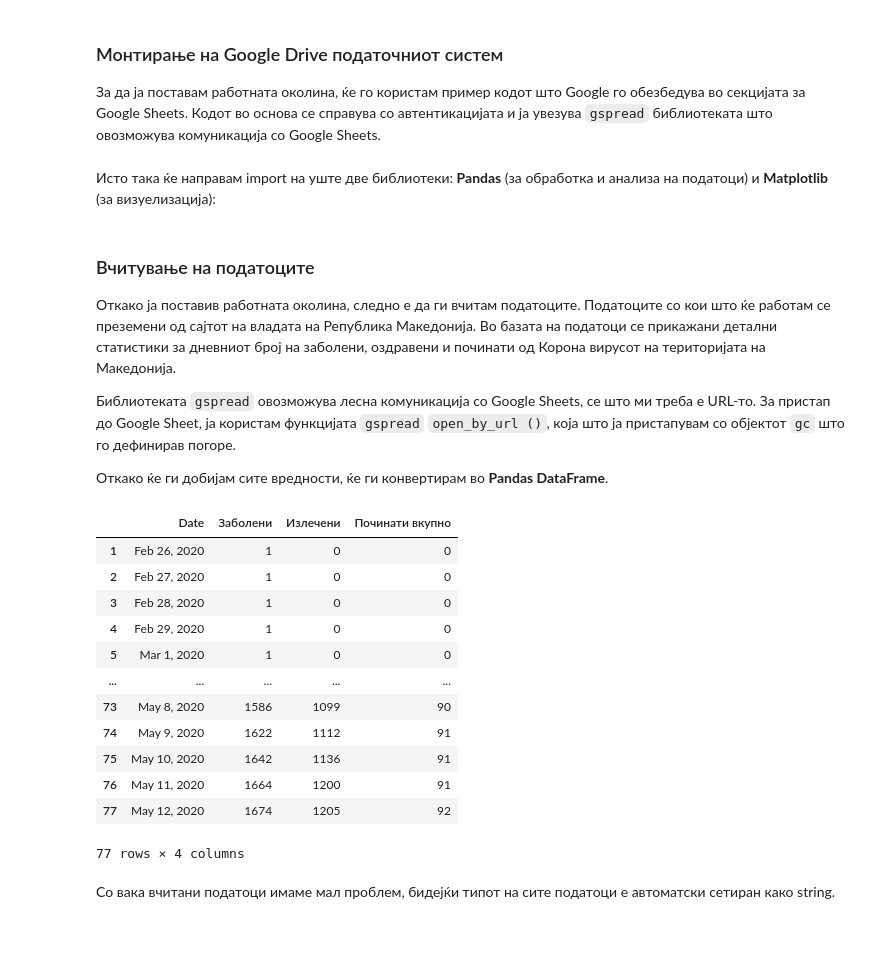
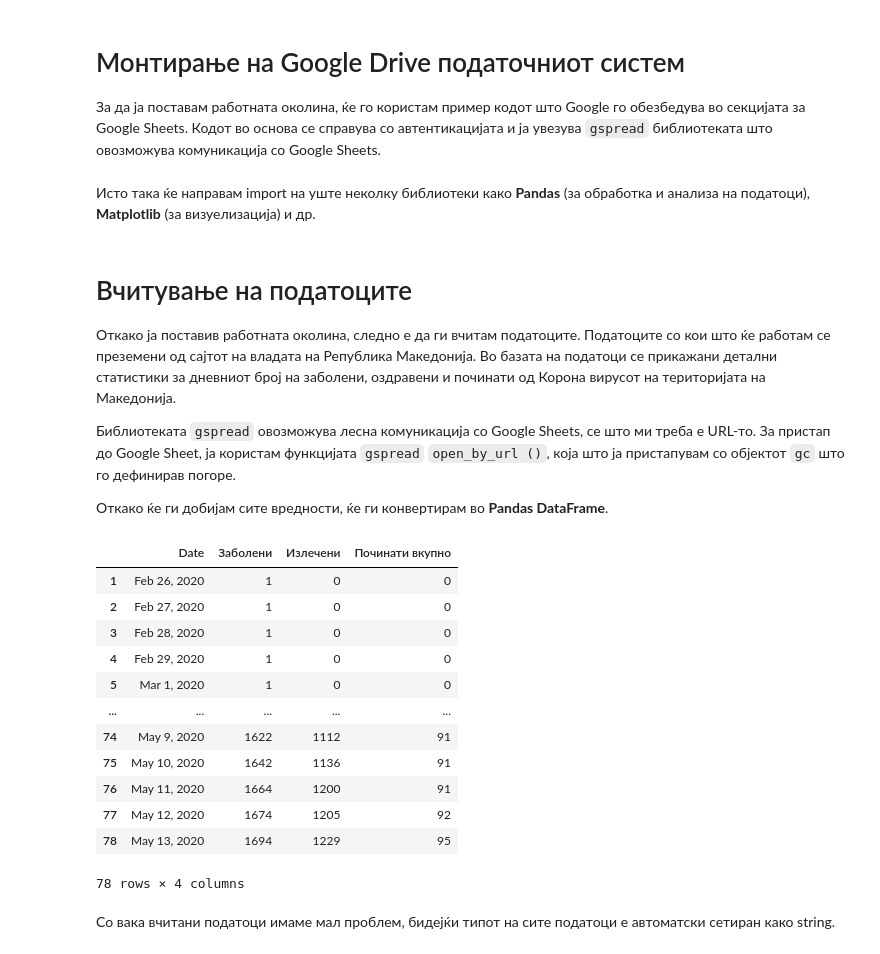
Before and after one commit to angela-kralevska/COVID19_MK_project, a Jupyter notebook: COVID_project.ipynb, the cells around one changed output. Saved outputs shown, nothing was run; the diff lists cells and outputs as text; code cells hidden in the pictures.

````diff
--- a/COVID_project.ipynb
+++ b/COVID_project.ipynb
@@ -9,7 +9,7 @@
 
 ---
 # %% [markdown]
-### Монтирање на Google Drive податочниот систем
+# Монтирање на Google Drive податочниот систем
 
 За да ја поставам работната околина, ќе го користам пример кодот што Google го обезбедува во секцијата за Google Sheets. Кодот во основа се справува со автентикацијата и ја увезува ```gspread``` библиотеката што овозможува комуникација со Google Sheets.
 # %%
@@ -19,7 +19,7 @@ import gspread
 from oauth2client.client import GoogleCredentials
 gc = gspread.authorize(GoogleCredentials.get_application_default())
 # %% [markdown]
-Исто така ќе направам import на уште две библиотеки: **Pandas** (за обработка и анализа на податоци) и **Matplotlib** (за визуелизација):
+Исто така ќе направам import на уште неколку библиотеки како **Pandas** (за обработка и анализа на податоци), **Matplotlib** (за визуелизација) и др.
 # %%
 import pandas as pd
 import matplotlib.pyplot as plt
@@ -26,5 +31,5 @@ import matplotlib.pyplot as plt
 # %% [markdown]
-### Вчитување на податоците
+# Вчитување на податоците
 
 Откако ја поставив работната околина, следно е да ги вчитам податоците. Податоците со кои што ќе работам се преземени од сајтот на владата на Република Македонија. Во базата на податоци се прикажани детални статистики за дневниот број на заболени, оздравени и починати од Корона вирусот на територијата на Македонија.
 
@@ -32,27 +37,27 @@ import matplotlib.pyplot as plt
 
 Откако ќе ги добијам сите вредности, ќе ги конвертирам во **Pandas DataFrame**.
 # %%
-wb = gc.open_by_url('https://docs.google.com/spreadsheets/d/1OuCLvfoM36kGlLFqkAbD_Ke-YQw97ZuRNKxlg9-zLGI/edit#gid=0')
+wb = gc.open_by_url('https://docs.google.com/spreadsheets/d/1xZPVGysIKnsvs4SawQZk6qJ13WkjF0W7aY7VR_84fdA/edit#gid=0')
 sheet = wb.sheet1
 data = sheet.get_all_values()
 df = pd.DataFrame(data)
 df.columns = df.iloc[0]
 df = df.iloc[1:]
 df
 # %% [output]
 |  | Date | Заболени | Излечени | Починати вкупно |
 | 1 | Feb 26, 2020 | 1 | 0 | 0 |
 | 2 | Feb 27, 2020 | 1 | 0 | 0 |
 | 3 | Feb 28, 2020 | 1 | 0 | 0 |
 | 4 | Feb 29, 2020 | 1 | 0 | 0 |
 | 5 | Mar 1, 2020 | 1 | 0 | 0 |
 | ... | ... | ... | ... | ... |
-| 73 | May 8, 2020 | 1586 | 1099 | 90 |
 | 74 | May 9, 2020 | 1622 | 1112 | 91 |
 | 75 | May 10, 2020 | 1642 | 1136 | 91 |
 | 76 | May 11, 2020 | 1664 | 1200 | 91 |
 | 77 | May 12, 2020 | 1674 | 1205 | 92 |
+| 78 | May 13, 2020 | 1694 | 1229 | 95 |
-77 rows × 4 columns
+78 rows × 4 columns
 # %% [markdown]
 Со вака вчитани податоци имаме мал проблем, бидејќи типот на сите податоци е автоматски сетиран како string.
 # %%
````
Also changed, not shown: parts of 29 cells of this notebook.
